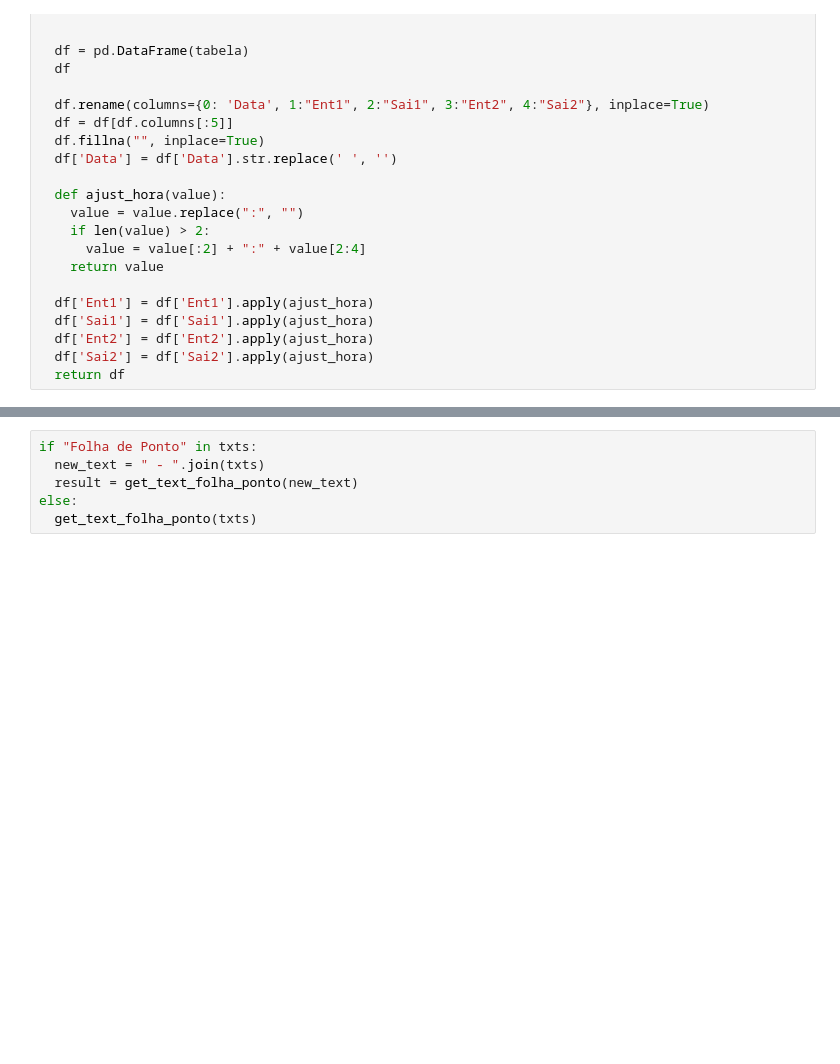
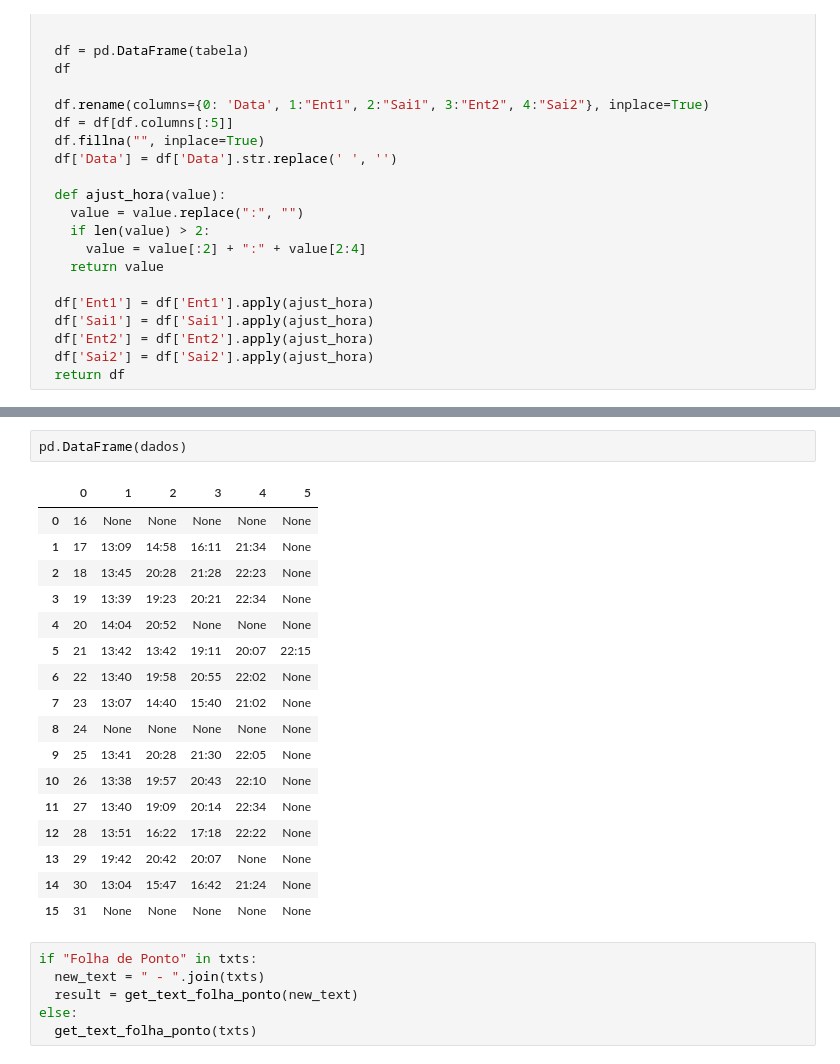
Before and after one commit to MarcosNack/ReadTextIMG, a Jupyter notebook: ReadTextIMG.ipynb, the cells around one changed output, grey strips where cells are left out. Drawn from its saved outputs; the diff is of its cells as text; blank space fills up the shorter version.

```diff
--- a/ReadTextIMG.ipynb
+++ b/ReadTextIMG.ipynb
@@ -195,3 +211,23 @@ else:
+# %%
+pd.DataFrame(dados)
+# %% [output]
+|  | 0 | 1 | 2 | 3 | 4 | 5 |
+| 0 | 16 | None | None | None | None | None |
+| 1 | 17 | 13:09 | 14:58 | 16:11 | 21:34 | None |
+| 2 | 18 | 13:45 | 20:28 | 21:28 | 22:23 | None |
+| 3 | 19 | 13:39 | 19:23 | 20:21 | 22:34 | None |
+| 4 | 20 | 14:04 | 20:52 | None | None | None |
+| 5 | 21 | 13:42 | 13:42 | 19:11 | 20:07 | 22:15 |
+| 6 | 22 | 13:40 | 19:58 | 20:55 | 22:02 | None |
+| 7 | 23 | 13:07 | 14:40 | 15:40 | 21:02 | None |
+| 8 | 24 | None | None | None | None | None |
+| 9 | 25 | 13:41 | 20:28 | 21:30 | 22:05 | None |
+| 10 | 26 | 13:38 | 19:57 | 20:43 | 22:10 | None |
+| 11 | 27 | 13:40 | 19:09 | 20:14 | 22:34 | None |
+| 12 | 28 | 13:51 | 16:22 | 17:18 | 22:22 | None |
+| 13 | 29 | 19:42 | 20:42 | 20:07 | None | None |
+| 14 | 30 | 13:04 | 15:47 | 16:42 | 21:24 | None |
+| 15 | 31 | None | None | None | None | None |
 # %%
 if "Folha de Ponto" in txts:
   new_text = " - ".join(txts)
```
Also changed, not shown: parts of 4 cells of this notebook.
